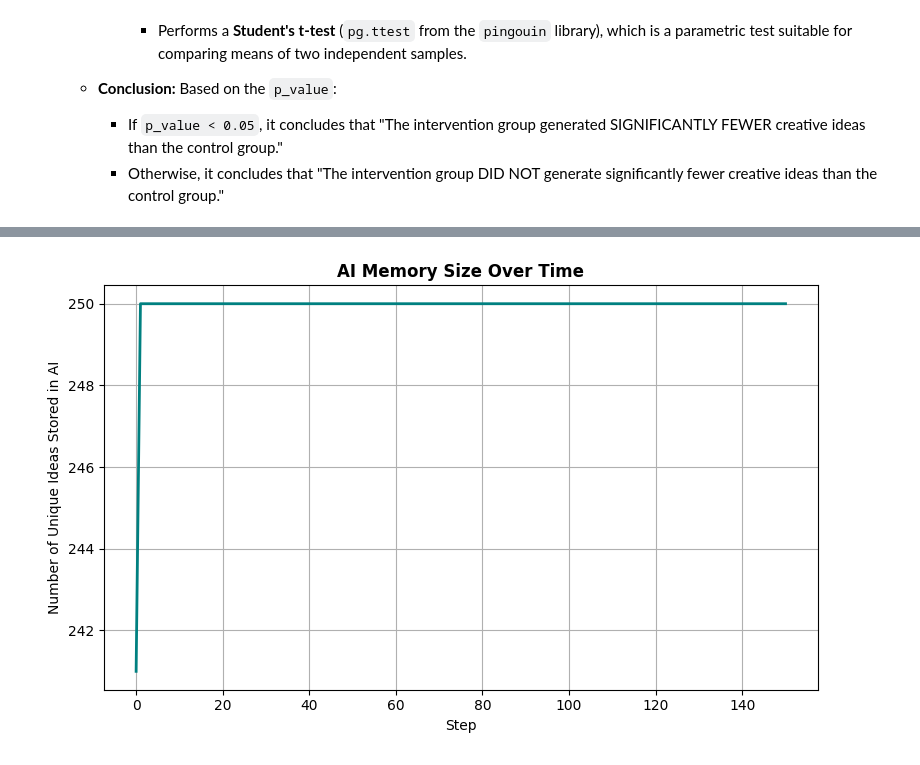
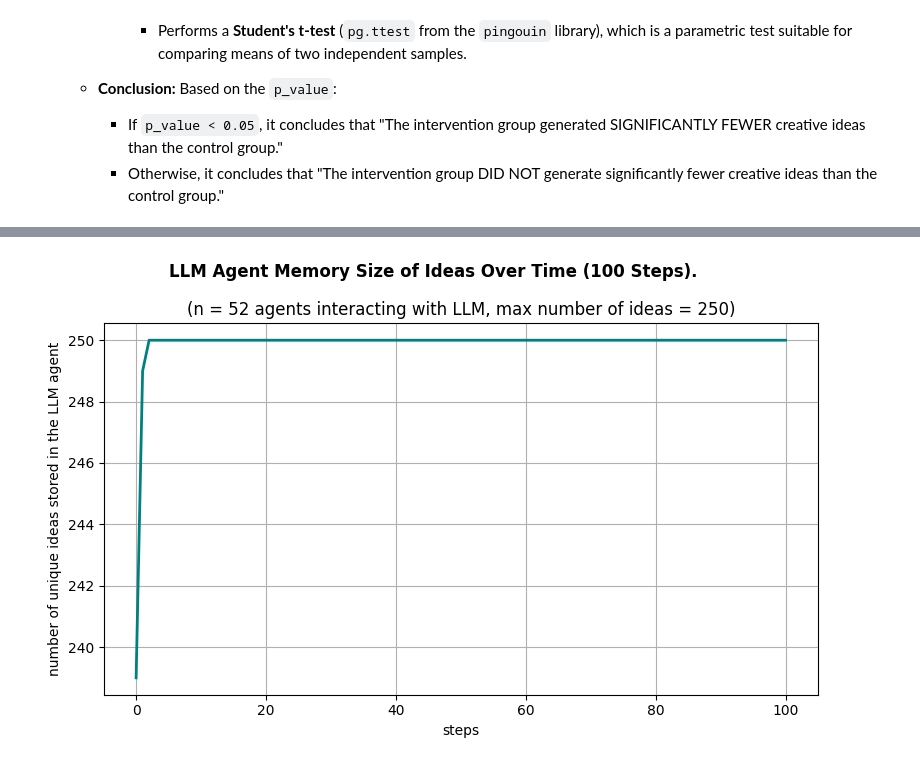
Before and after one commit to Miraah24/CMSS-final-assignment, a Jupyter notebook: simulation_no_convergence.ipynb, the cells around one changed output, grey strips where cells are left out. Saved outputs shown, nothing was run; the diff lists cells and outputs as text; code cells hidden in the pictures.

```diff
--- a/simulation_no_convergence.ipynb
+++ b/simulation_no_convergence.ipynb
@@ -61,6 +61,7 @@ class HumanAgent(mesa.Agent):
             # 50% from AI suggestions (if available)
             num_from_ai = int(num_ideas_to_create * 0.5)
             ai_suggestions = self.model.ai_agent.propose_ideas(num_from_ai)
+            #max_ai_ideas = self.model.ai_agent.propose_ideas(num_ideas_to_create)
             newly_generated_ideas.update(ai_suggestions)
 
         # 15% from memory (30% of 50% = 15%)
@@ -71,15 +72,16 @@ class HumanAgent(mesa.Agent):
 
         # 35% new from pool (not in memory or AI)
             num_new = num_ideas_to_create - len(newly_generated_ideas)
-            forbidden = self.memory.union(self.model.ai_agent.eternal_memory.keys())
+            forbidden = self.memory.union(set(ai_suggestions))
             new_ideas = list(idea_pool - forbidden - newly_generated_ideas)
             if new_ideas:
                 newly_generated_ideas.update(random.sample(new_ideas, min(num_new, len(new_ideas))))
 
         # if more ideas are needed due to insufficient memory size
-            remaining_needed = num_ideas_to_create - len(newly_generated_ideas)
-            available_fallback_ideas = list(idea_pool - newly_generated_ideas)
-            newly_generated_ideas.update(random.sample(available_fallback_ideas, remaining_needed))
+        #    remaining_needed = num_ideas_to_create - len(newly_generated_ideas)
+        #    if remaining_needed > 0:
+        #        fallback_list = [idea for idea in max_ai_ideas[num_from_ai:] if idea not in newly_generated_ideas]
+        #        newly_generated_ideas.update(fallback_list[:remaining_needed])
 
 
         #self.memory.update(newly_generated_ideas) # Add newly generated ideas to memory
@@ -622,15 +582,17 @@ plt.show()
 # %%
 # AI memory size over time
 plt.figure(figsize=(8, 5))
 plt.plot(model.ai_memory_trace, color="teal", lw=2)
-plt.title("AI Memory Size Over Time", fontweight='bold')
-plt.xlabel("Step")
-plt.ylabel("Number of Unique Ideas Stored in AI")
+#plt.title("LLM Memory Size Over Time", fontweight='bold')
+plt.suptitle(f"LLM Agent Memory Size of Ideas Over Time (100 Steps).", fontweight='bold')
+plt.title(f"(n = 52 agents interacting with LLM, max number of ideas = 250)")
+plt.xlabel("steps")
+plt.ylabel("number of unique ideas stored in the LLM agent")
 plt.grid(True)
 plt.tight_layout()
 plt.show()
 # %% [output]
-[figure, old version]
+[figure, new version]
 # %%
 final_ideas = []
 for a in agents:
```
Also changed, not shown: parts of 8 cells of this notebook.
